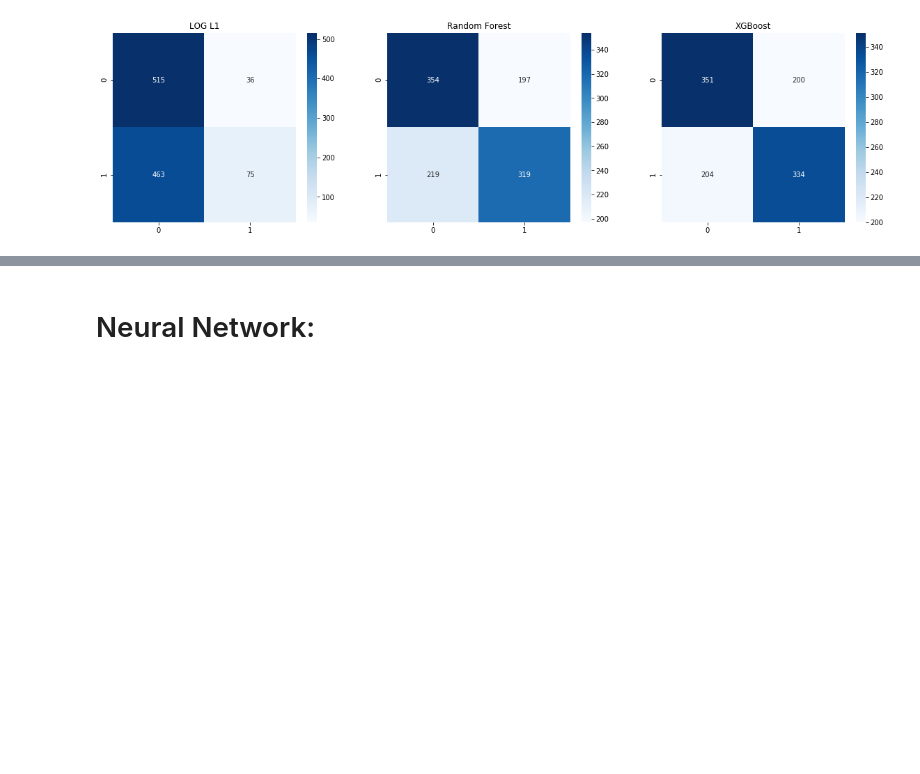
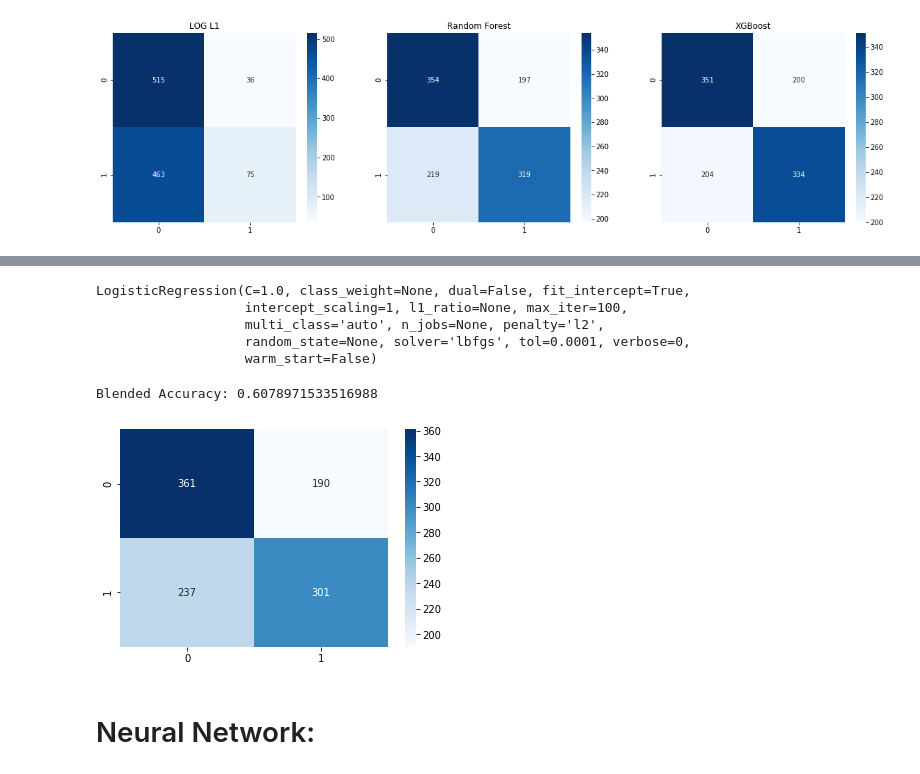
Before and after one commit to lancezeng947/UFC-Prediction, a Jupyter notebook: Model.ipynb, the cells around one changed output, grey strips where cells are left out. Drawn from its saved outputs; the diff is of its cells as text; code cells hidden in the pictures; blank space fills up the shorter version.

Commit message:
add figures

```diff
--- a/Model.ipynb
+++ b/Model.ipynb
@@ -471,0 +544,4 @@ ROC AUC XGB:  0.6867608066442223
+# %%
+blend_log_predictions = pd.Series(unscaleLogGrid.predict_proba(X_val)[:, 1], index=X_val.index)
+blend_rf_predictions = pd.Series(blend_rf.predict_proba(X_val)[:, 1], index=X_val.index)
+blend_xgb_predictions = pd.Series(blend_xgb.predict_proba(X_val)[:, 1], index=X_val.index)
@@ -471,0 +550,11 @@ ROC AUC XGB:  0.6867608066442223
+# %%
+print('LOG:', unscaleLogGrid.score(X_val, y_val), '\n')
+print('RF:', blend_rf.score(X_val, y_val), '\n')
+print('XGB:', blend_xgb.score(X_val, y_val), '\n')
+
+blend_log_test = pd.Series(unscaleLogGrid.predict_proba(X_test)[:, 1], index = X_test.index)
+blend_rf_test = pd.Series(blend_rf.predict_proba(X_test)[:, 1], index = X_test.index)
+blend_xgb_test = pd.Series(blend_xgb.predict_proba(X_test)[:, 1], index = X_test.index)
+
+X_blend_test = pd.concat([blend_log_test, blend_rf_test, blend_xgb_test], axis = 1)
+X_blend_test.columns = ['LOG', 'RF', 'XGB']
@@ -471,0 +567,4 @@ ROC AUC XGB:  0.6867608066442223
+# %%
+blended_features = pd.concat([blend_log_predictions, blend_rf_predictions, blend_xgb_predictions, y_val], axis = 1)
+blended_features.columns = ['LOG', 'RF', 'XGB', 'label']
+blended_features
@@ -472,3 +585,19 @@ ROC AUC XGB:  0.6867608066442223
+# %%
+blendLog = LogisticRegression()
+blendLog.fit(blended_features.iloc[:, 0:3], blended_features.iloc[:, 3])
+# %% [output]
+LogisticRegression(C=1.0, class_weight=None, dual=False, fit_intercept=True,
+                   intercept_scaling=1, l1_ratio=None, max_iter=100,
+                   multi_class='auto', n_jobs=None, penalty='l2',
+                   random_state=None, solver='lbfgs', tol=0.0001, verbose=0,
+                   warm_start=False)
+# %%
+print('Blended Accuracy:', blendLog.score(X_blend_test, y_test))
+blend_cm = confusion_matrix(y_test, blendLog.predict(X_blend_test))
+sns.heatmap(blend_cm, annot=True, fmt = 'd', cmap = 'Blues');
+# %% [output]
+Blended Accuracy: 0.6078971533516988
+[figure, added]
 # %% [markdown]
 # Neural Network:
 # %%
```
Also changed, not shown: parts of 10 cells of this notebook, 1 other file.
